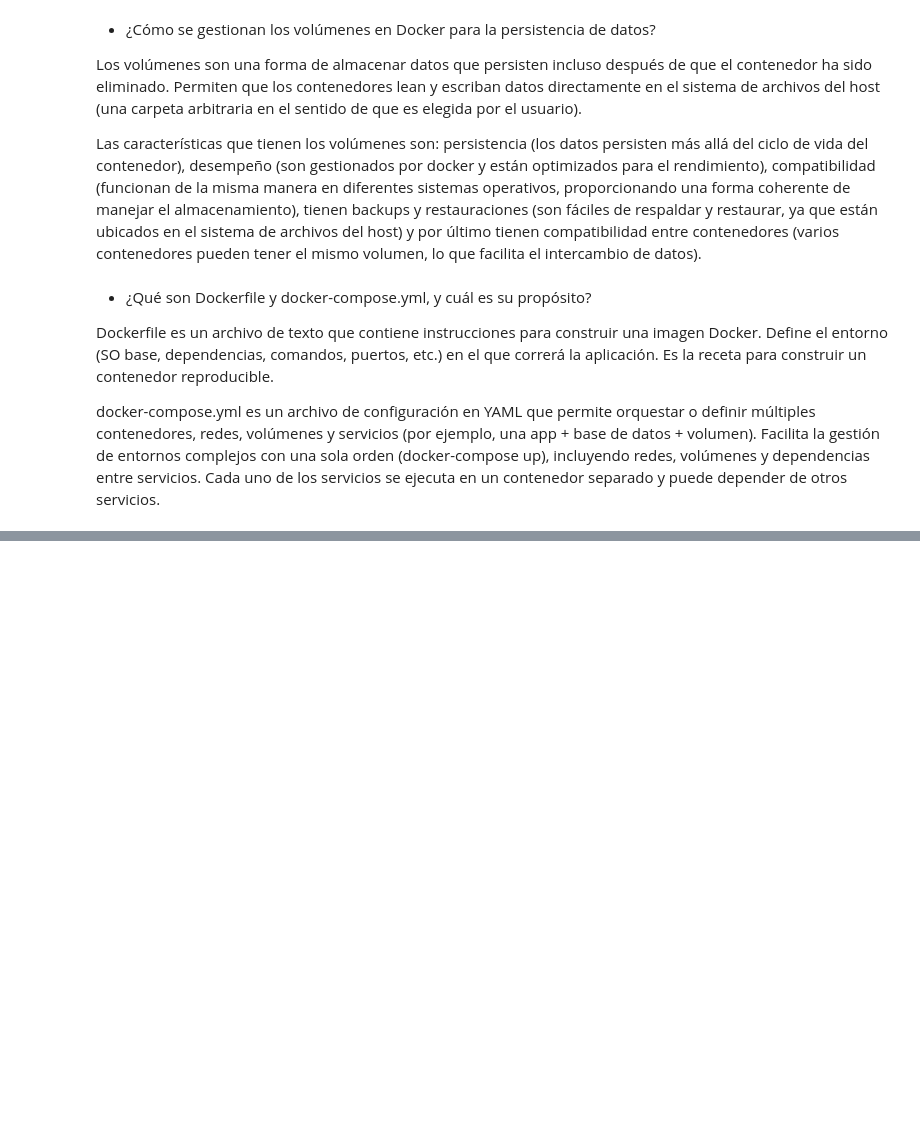
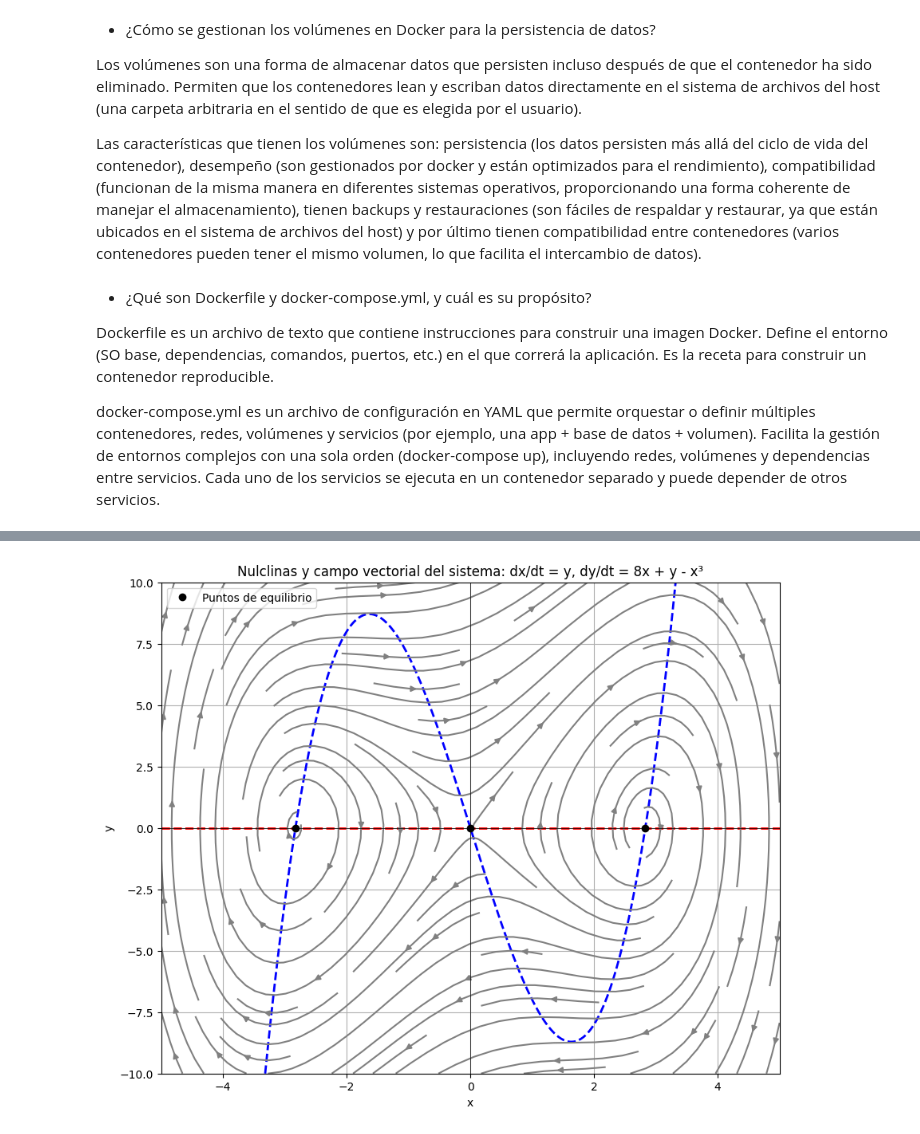
Before and after one commit to juansebm/MDS7202, a Jupyter notebook: Lab 8 - MLOps/Lab8_enunciado.ipynb, the cells around one changed output, grey strips where cells are left out. Cells and saved outputs as stored; diff of their text form; code cells hidden in the pictures; blank space fills up the shorter version.

```diff
--- a/Lab 8 - MLOps/Lab8_enunciado.ipynb
+++ b/Lab 8 - MLOps/Lab8_enunciado.ipynb
@@ -468,0 +576,52 @@ Facilita la gestión de entornos complejos con una sola orden (docker-compose up
+# %%
+import numpy as np
+import matplotlib.pyplot as plt
+
+
+x = np.linspace(-5, 5, 400)
+y = np.linspace(-10, 10, 400)
+X, Y = np.meshgrid(x, y)
+
+
+dx = Y
+dy = 8*X + Y - X**3
+
+
+
+
+
+
+plt.figure(figsize=(10, 8))
+
+plt.contour(X, Y, dx, levels=[0], colors='red', linestyles='--', linewidths=2, label='dx/dt = 0')
+plt.contour(X, Y, dy, levels=[0], colors='blue', linestyles='--', linewidths=2, label='dy/dt = 0')
+
+
+U = dx
+V = dy
+N = np.sqrt(U**2 + V**2)
+U_norm = U / N
+V_norm = V / N
+plt.streamplot(X, Y, U_norm, V_norm, color='gray', density=1)
+
+
+
+equilibria_x = [0, -np.sqrt(8), np.sqrt(8)]
+equilibria_y = [0, 0, 0]
+
+
+plt.plot(equilibria_x, equilibria_y, 'ko', label='Puntos de equilibrio')
+
+
+plt.title('Nulclinas y campo vectorial del sistema: dx/dt = y, dy/dt = 8x + y - x³')
+plt.xlabel('x')
+plt.ylabel('y')
+plt.axhline(0, color='black', linewidth=0.5)
+plt.axvline(0, color='black', linewidth=0.5)
+plt.grid(True)
+plt.legend()
+plt.xlim(-5, 5)
+plt.ylim(-10, 10)
+plt.show()
+# %% [output]
+[figure, added]
```
Also changed, not shown: parts of 5 cells of this notebook, 1 other file.
